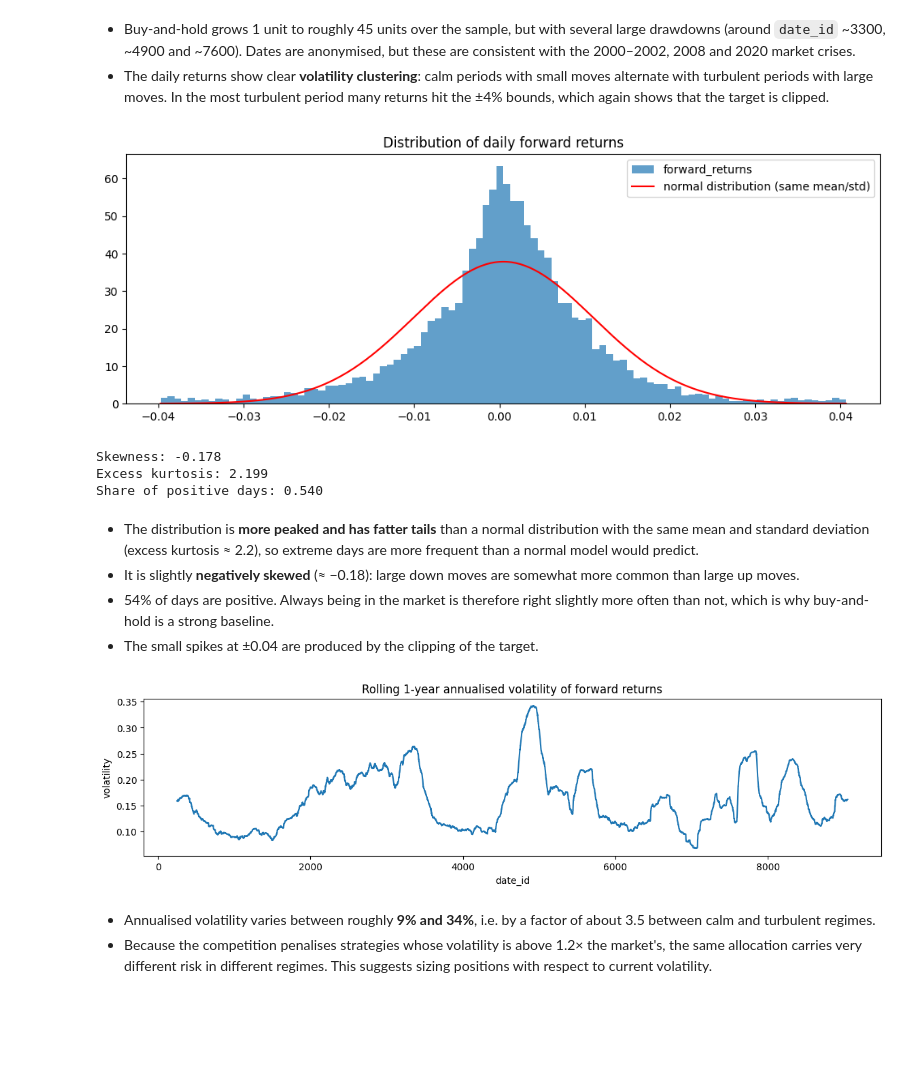
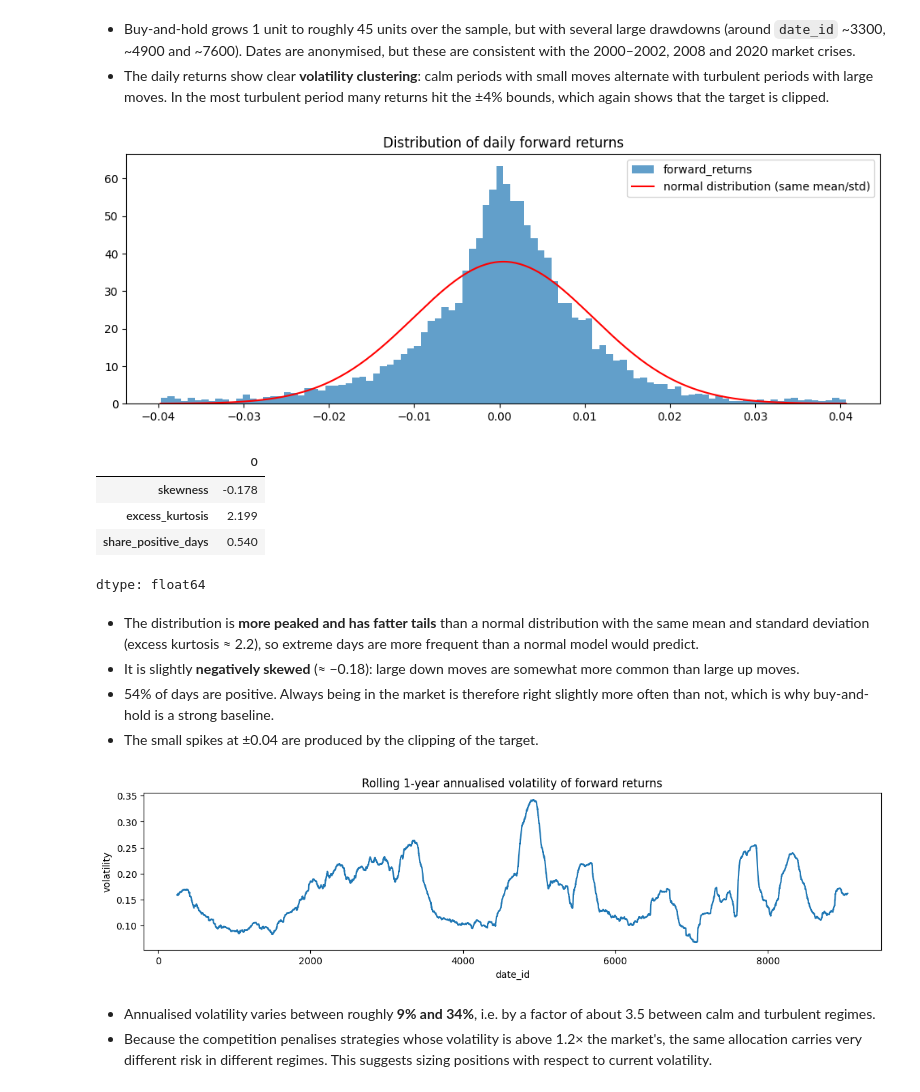
Before and after one commit to ceng313-2026/GROUP59_CENG313, a Jupyter notebook: assignment1_eda_baseline.ipynb, the cells around one changed output. Cells and saved outputs as stored; diff of their text form; code cells hidden in the pictures; blank space fills up the shorter version.

```diff
--- a/assignment1_eda_baseline.ipynb
+++ b/assignment1_eda_baseline.ipynb
@@ -175,41 +153,24 @@ plt.show()
 # %% [markdown]
 - Buy-and-hold grows 1 unit to roughly 45 units over the sample, but with several large drawdowns (around `date_id` ~3300, ~4900 and ~7600). Dates are anonymised, but these are consistent with the 2000–2002, 2008 and 2020 market crises.
 - The daily returns show clear **volatility clustering**: calm periods with small moves alternate with turbulent periods with large moves. In the most turbulent period many returns hit the ±4% bounds, which again shows that the target is clipped.
-# %%
-from scipy import stats
-
-fig, ax = plt.subplots(figsize=(12, 4))
-ax.hist(fwd, bins=100, density=True, alpha=0.7, label="forward_returns")
-x = np.linspace(fwd.min(), fwd.max(), 300)
-ax.plot(x, stats.norm.pdf(x, fwd.mean(), fwd.std()), "r", label="normal distribution (same mean/std)")
-ax.set_title("Distribution of daily forward returns")
-ax.legend()
-plt.show()
-
-print(f"Skewness: {fwd.skew():.3f}")
-print(f"Excess kurtosis: {fwd.kurt():.3f}")
-print(f"Share of positive days: {(fwd > 0).mean():.3f}")
-# %% [output]
-[figure, removed]
-Skewness: -0.178
-Excess kurtosis: 2.199
-Share of positive days: 0.540
+# %%
+plots.plot_return_distribution(fwd)
+# %% [output]
+[figure, added]
+|  | 0 |
+| skewness | -0.178 |
+| excess_kurtosis | 2.199 |
+| share_positive_days | 0.540 |
+dtype: float64
 # %% [markdown]
 - The distribution is **more peaked and has fatter tails** than a normal distribution with the same mean and standard deviation (excess kurtosis ≈ 2.2), so extreme days are more frequent than a normal model would predict.
 - It is slightly **negatively skewed** (≈ −0.18): large down moves are somewhat more common than large up moves.
 - 54% of days are positive. Always being in the market is therefore right slightly more often than not, which is why buy-and-hold is a strong baseline.
 - The small spikes at ±0.04 are produced by the clipping of the target.
-# %%
-rolling_vol = fwd.rolling(252).std() * np.sqrt(252)
-
-fig, ax = plt.subplots(figsize=(14, 3))
-rolling_vol.plot(ax=ax)
-ax.set_title("Rolling 1-year annualised volatility of forward returns")
-ax.set_xlabel("date_id")
-ax.set_ylabel("volatility")
-plt.show()
-# %% [output]
-[figure, removed]
+# %%
+plots.plot_rolling_volatility(fwd)
+# %% [output]
+[figure, added]
 # %% [markdown]
 - Annualised volatility varies between roughly **9% and 34%**, i.e. by a factor of about 3.5 between calm and turbulent regimes.
 - Because the competition penalises strategies whose volatility is above 1.2× the market's, the same allocation carries very different risk in different regimes. This suggests sizing positions with respect to current volatility.
```
Also changed, not shown: parts of 25 cells of this notebook.
